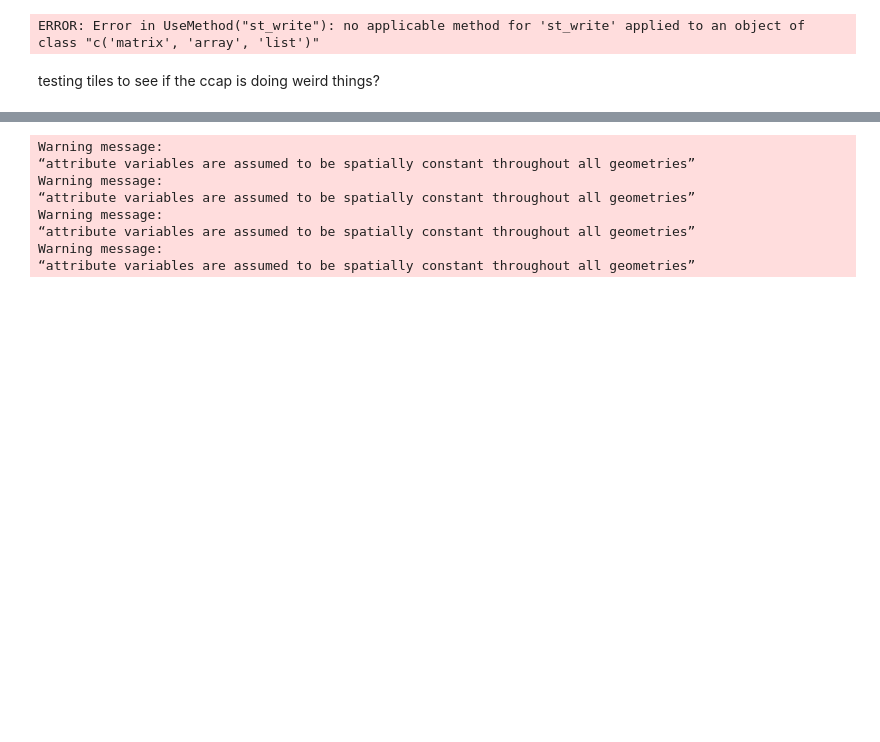
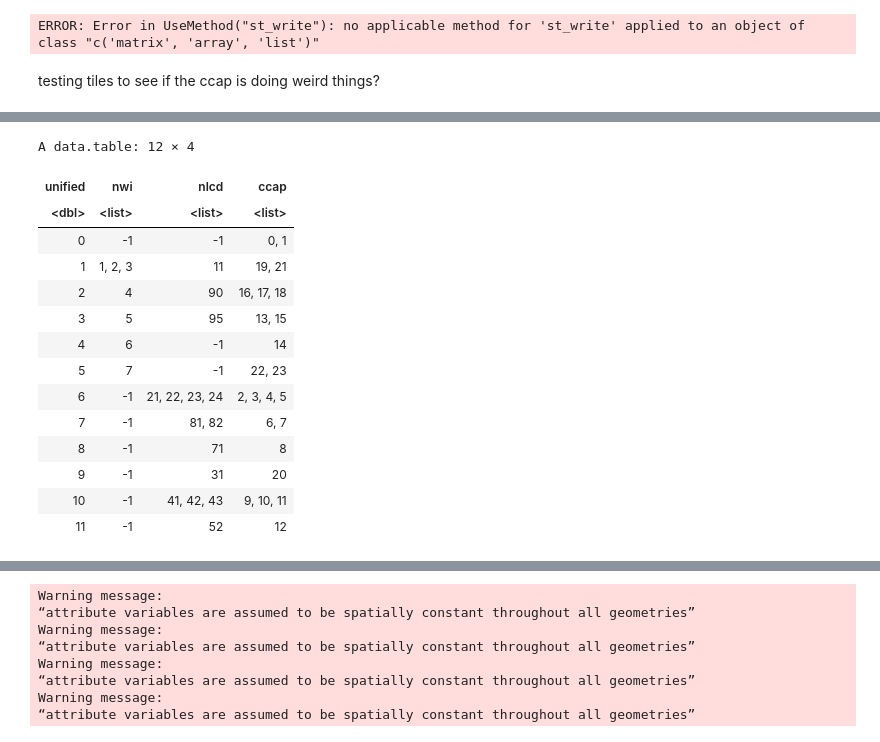
Before and after one commit to MadmanMarble/MadmanMarble, a Jupyter notebook: Untitled28.ipynb, the cells around one changed output, grey strips where cells are left out. Saved outputs shown, nothing was run; the diff lists cells and outputs as text; code cells hidden in the pictures; blank space fills up the shorter version.

```diff
--- a/Untitled28.ipynb
+++ b/Untitled28.ipynb
@@ -1222,0 +1253,18 @@ test_05_wetlandsFishnet_sf$island
+# %%
+unified_data_table_all
+# %% [output]
+A data.table: 12 × 4
+| unified | nwi | nlcd | ccap |
+| <dbl> | <list> | <list> | <list> |
+| 0 | -1 | -1 | 0, 1 |
+| 1 | 1, 2, 3 | 11 | 19, 21 |
+| 2 | 4 | 90 | 16, 17, 18 |
+| 3 | 5 | 95 | 13, 15 |
+| 4 | 6 | -1 | 14 |
+| 5 | 7 | -1 | 22, 23 |
+| 6 | -1 | 21, 22, 23, 24 | 2, 3, 4, 5 |
+| 7 | -1 | 81, 82 | 6, 7 |
+| 8 | -1 | 71 | 8 |
+| 9 | -1 | 31 | 20 |
+| 10 | -1 | 41, 42, 43 | 9, 10, 11 |
+| 11 | -1 | 52 | 12 |
```
Also changed, not shown: parts of 38 cells of this notebook.
